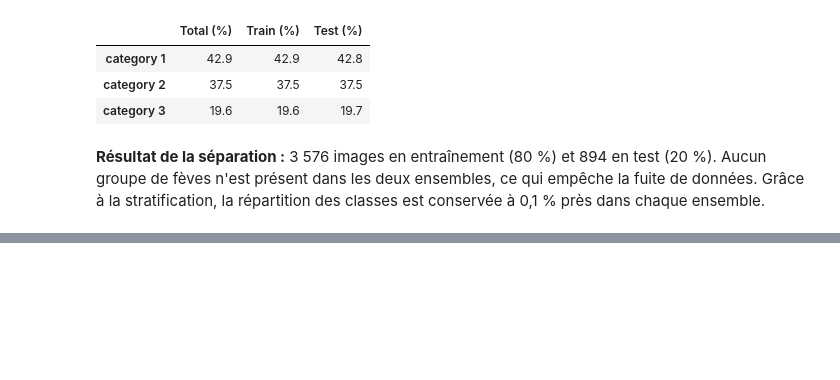
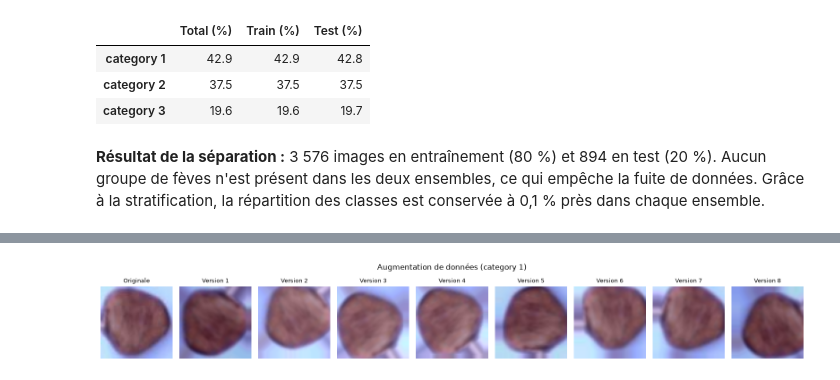
Before and after one commit to masscamara1225-beep/cocoa-bean-classification, a Jupyter notebook: notebooks/02_pretraitement.ipynb, the cells around one changed output, grey strips where cells are left out. Drawn from its saved outputs; the diff is of its cells as text; code cells hidden in the pictures; blank space fills up the shorter version.

```diff
--- a/notebooks/02_pretraitement.ipynb
+++ b/notebooks/02_pretraitement.ipynb
@@ -78,0 +184,30 @@ Groupes communs entre train et test : 0
+# %%
+#définition de  l’augmentation
+import keras
+from keras import layers
+
+augmentation = keras.Sequential([
+    layers.RandomFlip("horizontal_and_vertical"),                 # retournement
+    layers.RandomRotation(0.25, fill_mode="nearest"),             # rotation jusqu'à ±90°
+    layers.RandomTranslation(0.1, 0.1, fill_mode="nearest"),      # décalage jusqu'à 10 % (6 pixels)
+    layers.RandomBrightness(0.1, value_range=(0, 1)),             # luminosité ±10 %
+], name="augmentation")
+# %%
+# Une image d'origine et 8 versions augmentées
+idx = idx_train[0]
+image = X_norm[idx][None, ...]          # Keras attend un lot d'images : forme (1, 60, 60, 3)
+
+fig, axes = plt.subplots(1, 9, figsize=(16, 2.4))
+axes[0].imshow(X_norm[idx]); axes[0].set_title("Originale", fontsize=9)
+for k in range(1, 9):
+    version = augmentation(image, training=True)[0].numpy()
+    axes[k].imshow(np.clip(version, 0, 1))
+    axes[k].set_title(f"Version {k}", fontsize=9)
+for ax in axes:
+    ax.axis("off")
+plt.suptitle(f"Augmentation de données ({classes[y[idx]]})")
+plt.tight_layout()
+plt.savefig("../results/figures/02_augmentation_exemples.png", dpi=150)
+plt.show()
+# %% [output]
+[figure, added]
```
Also changed, not shown: parts of 10 cells of this notebook, 3 other files.
